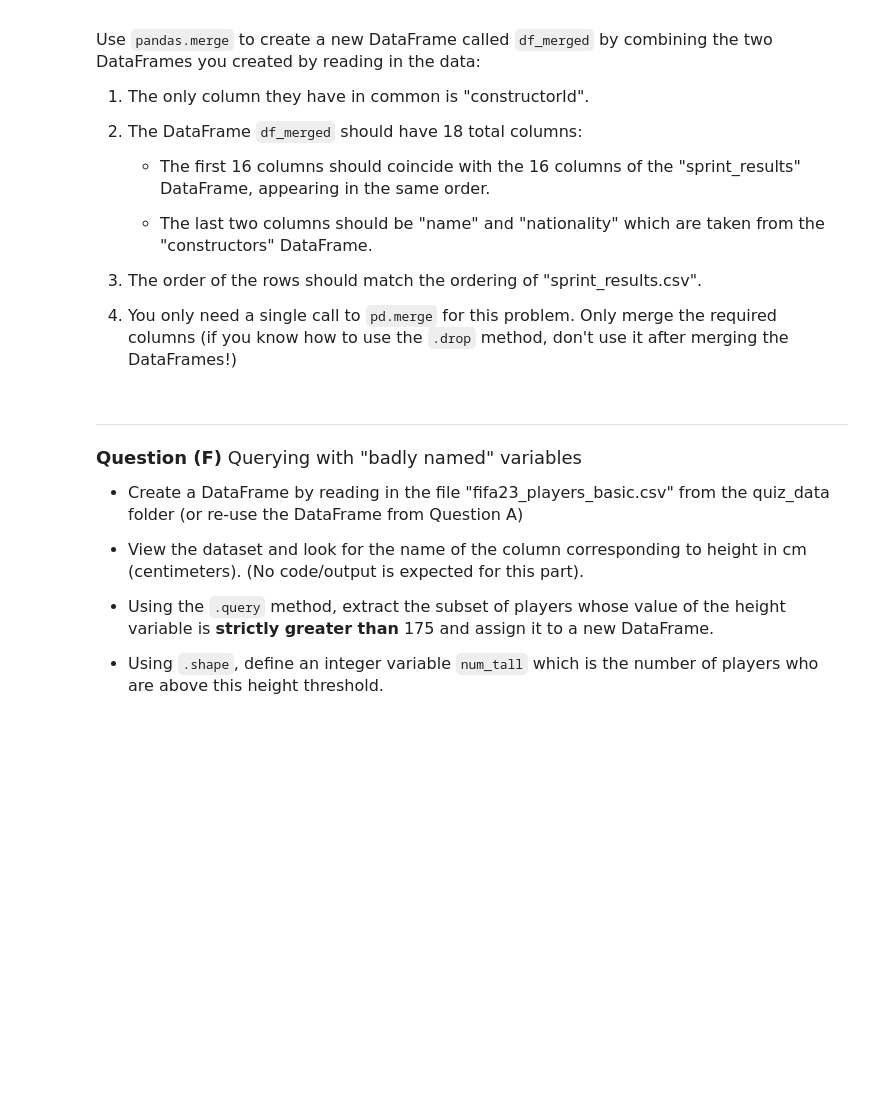
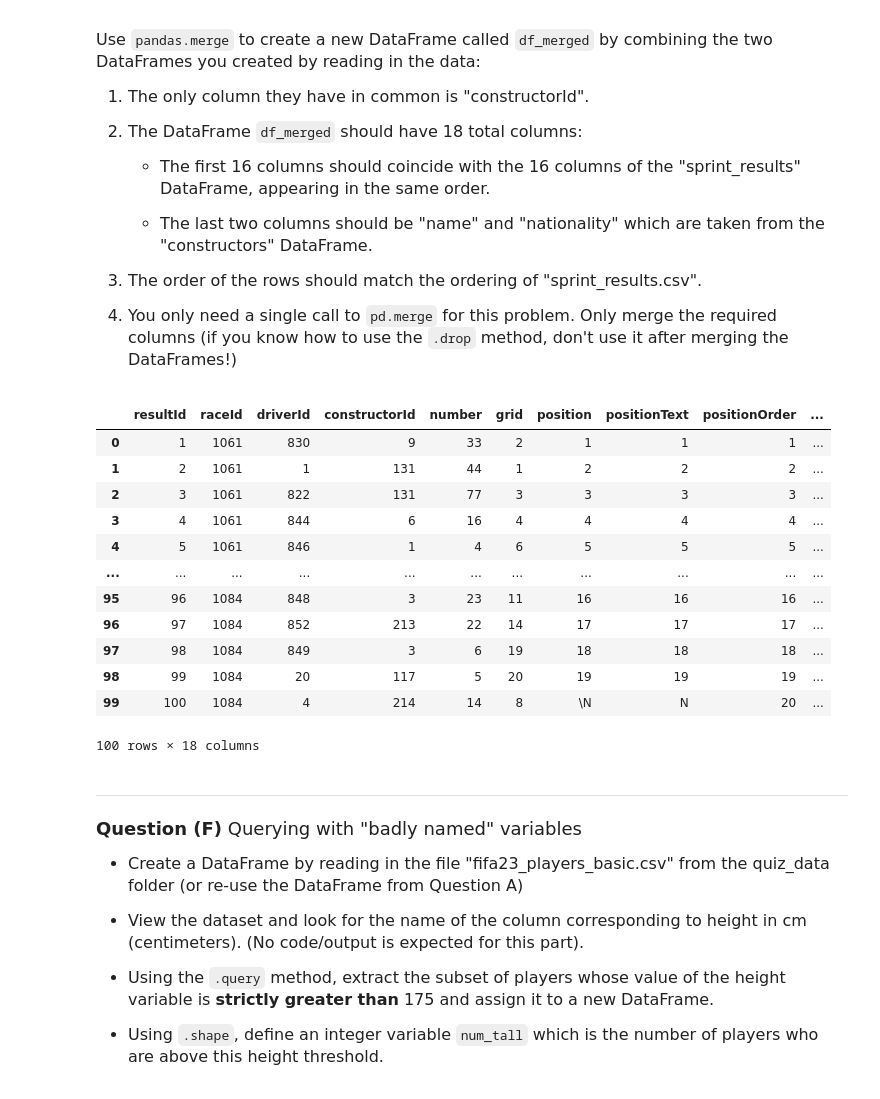
Before and after one commit to taddcavanaugh-arch/datasci151fall2026, a Jupyter notebook: _quizzes/practice_quiz_4/practice_quiz_4.ipynb, the cells around one changed output. Drawn from its saved outputs; the diff is of its cells as text; code cells hidden in the pictures; blank space fills up the shorter version.

```diff
--- a/_quizzes/practice_quiz_4/practice_quiz_4.ipynb
+++ b/_quizzes/practice_quiz_4/practice_quiz_4.ipynb
@@ -214,6 +265,31 @@ Use `pandas.merge` to create a new DataFrame called `df_merged` by combining the
 4. You only need a single call to `pd.merge` for this problem. Only merge the required columns (if you know how to use the `.drop` method, don't use it after merging the DataFrames!)
 # %%
 # Your code here
+import pandas as pd
+
+df_sprint = pd.read_csv("quiz_data/sprint_results.csv")
+df_constructors = pd.read_csv("quiz_data/constructors.csv")
+
+df_merged = pd.merge(left = df_sprint,
+                     right = df_constructors[["constructorId", "name", "nationality"]],
+                     how = "left",
+                     on = "constructorId")
+
+display(df_merged)
+# %% [output]
+|  | resultId | raceId | driverId | constructorId | number | grid | position | positionText | positionOrder | ... |
+| 0 | 1 | 1061 | 830 | 9 | 33 | 2 | 1 | 1 | 1 | ... |
+| 1 | 2 | 1061 | 1 | 131 | 44 | 1 | 2 | 2 | 2 | ... |
+| 2 | 3 | 1061 | 822 | 131 | 77 | 3 | 3 | 3 | 3 | ... |
+| 3 | 4 | 1061 | 844 | 6 | 16 | 4 | 4 | 4 | 4 | ... |
+| 4 | 5 | 1061 | 846 | 1 | 4 | 6 | 5 | 5 | 5 | ... |
+| ... | ... | ... | ... | ... | ... | ... | ... | ... | ... | ... |
+| 95 | 96 | 1084 | 848 | 3 | 23 | 11 | 16 | 16 | 16 | ... |
+| 96 | 97 | 1084 | 852 | 213 | 22 | 14 | 17 | 17 | 17 | ... |
+| 97 | 98 | 1084 | 849 | 3 | 6 | 19 | 18 | 18 | 18 | ... |
+| 98 | 99 | 1084 | 20 | 117 | 5 | 20 | 19 | 19 | 19 | ... |
+| 99 | 100 | 1084 | 4 | 214 | 14 | 8 | \N | N | 20 | ... |
+100 rows × 18 columns
 # %% [markdown]
 ______________________
 
```
Also changed, not shown: parts of 5 cells of this notebook, 9 other files.
